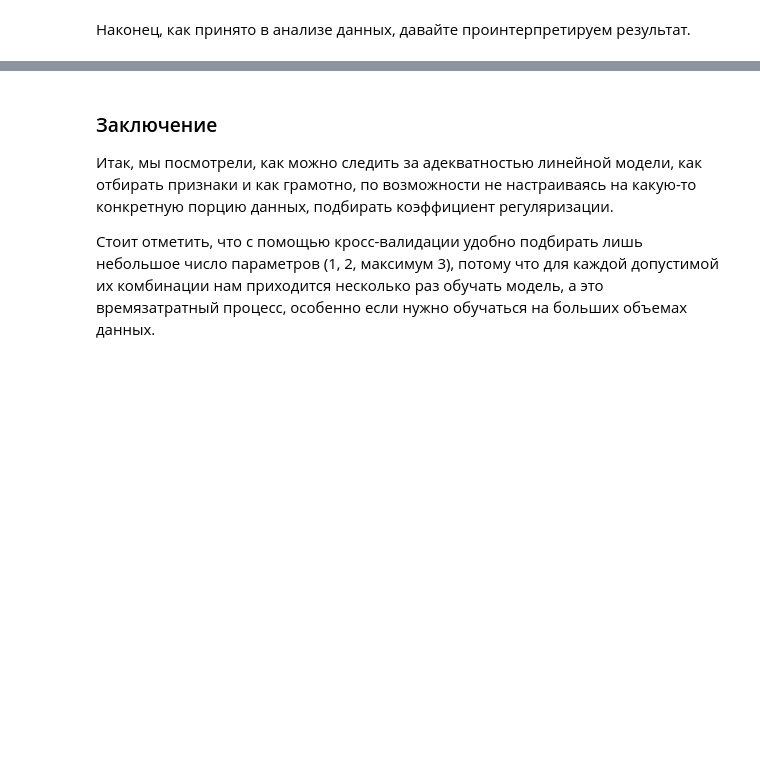
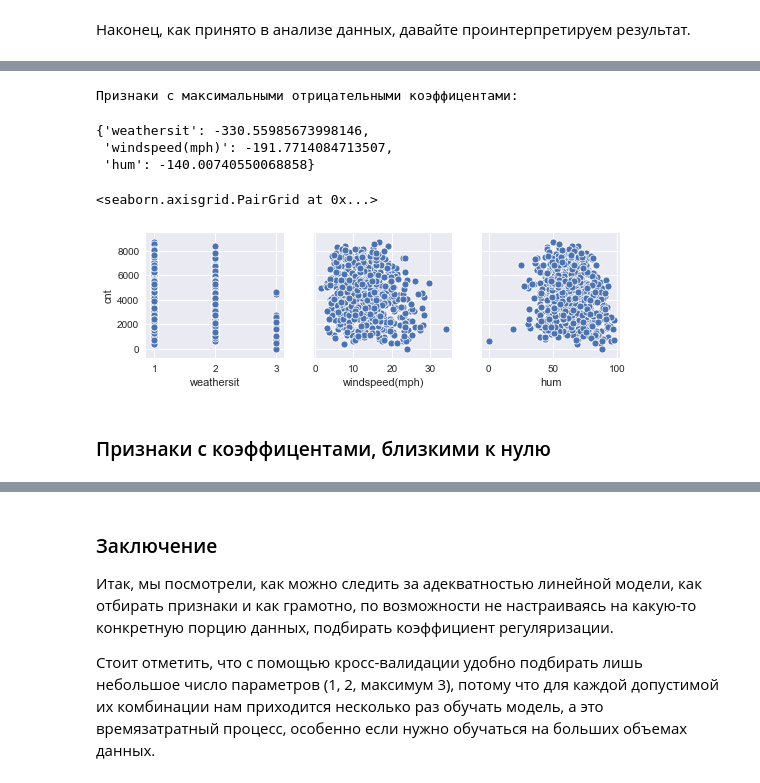
Before and after one commit to SmirnovAlexander/MachineLearningDataAnalysis, a Jupyter notebook: SupervisedLearning/BikeRentPrediction/BikeRentPrediction.ipynb, the cells around one changed output, grey strips where cells are left out. Cells and saved outputs as stored; diff of their text form; code cells hidden in the pictures; blank space fills up the shorter version.

```diff
--- a/SupervisedLearning/BikeRentPrediction/BikeRentPrediction.ipynb
+++ b/SupervisedLearning/BikeRentPrediction/BikeRentPrediction.ipynb
@@ -206,0 +402,4 @@ __Блок 3. Ответьте на вопросы (каждый 0.5 балла)
+# %%
+results = dict(zip(df.columns[:-1], regressor.coef_))
+
+results
@@ -206,0 +419,21 @@ __Блок 3. Ответьте на вопросы (каждый 0.5 балла)
+# %%
+indexes_of_min_values = np.array(list(results.values())).argsort()[:3]
+
+min_values = np.sort(np.array(list(results.values())))[:3]
+
+categories_of_min_values = np.array(list(results.keys()))[indexes_of_min_values]
+
+print('Признаки с максимальными отрицательными коэффицентами: ')
+dict(zip(categories_of_min_values, min_values))
+# %% [output]
+Признаки с максимальными отрицательными коэффицентами:
+{'weathersit': -330.55985673998146,
+ 'windspeed(mph)': -191.7714084713507,
+ 'hum': -140.00740550068858}
+# %%
+display(sns.pairplot(df, x_vars=categories_of_min_values, y_vars='cnt'))
+# %% [output]
+<seaborn.axisgrid.PairGrid at 0x...>
+[figure, added]
+# %% [markdown]
+### Признаки с коэффицентами, близкими к нулю
```
Also changed, not shown: parts of 29 cells of this notebook.
